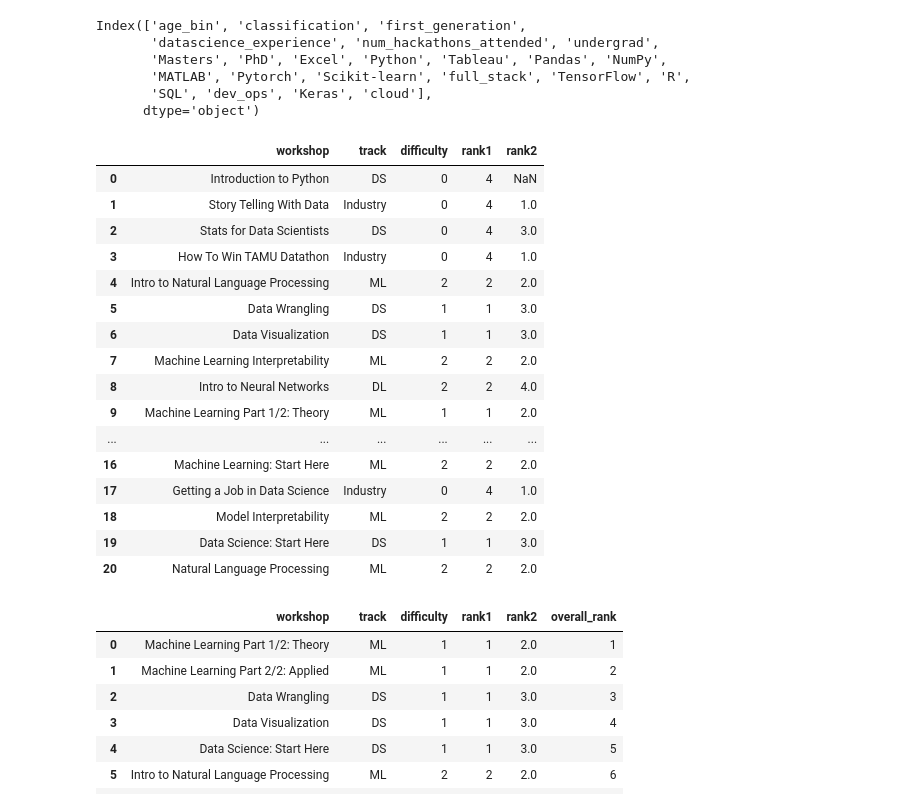
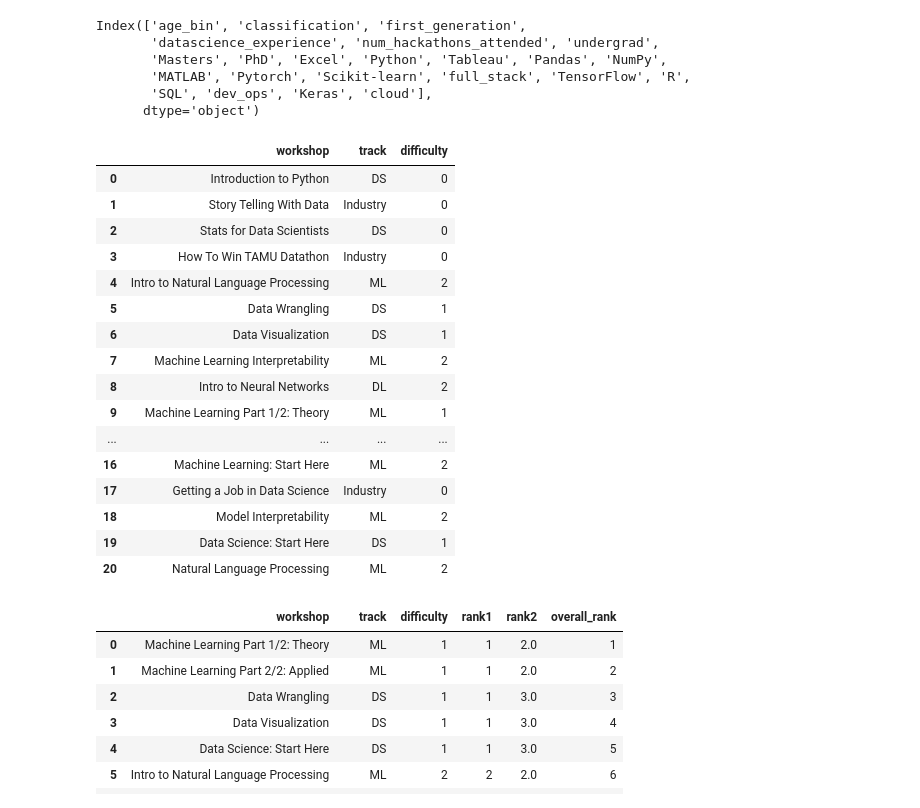
Before and after one commit to archd3sai/TD-Challenges, a Jupyter notebook: for you/workshop recommendation.ipynb, the cells around one changed output. Drawn from its saved outputs; the diff is of its cells as text; code cells hidden in the pictures.

```diff
--- a/for you/workshop recommendation.ipynb
+++ b/for you/workshop recommendation.ipynb
@@ -333,28 +333,28 @@ Index(['age_bin', 'classification', 'first_generation',
        'SQL', 'dev_ops', 'Keras', 'cloud'],
       dtype='object')
 # %%
-workshops = workshops.drop_duplicates('workshop', keep='first')
-workshops.track[workshops.track == 'CS'] = 'DS'
-workshops = workshops.drop(['event', 'tags', 'description'], axis = 1)
-workshops
+workshop_list = workshops.drop_duplicates('workshop', keep='first')
+workshop_list.track[workshop_list.track == 'CS'] = 'DS'
+workshop_list = workshop_list.drop(['event', 'tags', 'description'], axis = 1)
+workshop_list
 # %% [output]
-|  | workshop | track | difficulty | rank1 | rank2 |
-| 0 | Introduction to Python | DS | 0 | 4 | NaN |
-| 1 | Story Telling With Data | Industry | 0 | 4 | 1.0 |
-| 2 | Stats for Data Scientists | DS | 0 | 4 | 3.0 |
-| 3 | How To Win TAMU Datathon | Industry | 0 | 4 | 1.0 |
-| 4 | Intro to Natural Language Processing | ML | 2 | 2 | 2.0 |
-| 5 | Data Wrangling | DS | 1 | 1 | 3.0 |
-| 6 | Data Visualization | DS | 1 | 1 | 3.0 |
-| 7 | Machine Learning Interpretability | ML | 2 | 2 | 2.0 |
-| 8 | Intro to Neural Networks | DL | 2 | 2 | 4.0 |
-| 9 | Machine Learning Part 1/2: Theory | ML | 1 | 1 | 2.0 |
-| ... | ... | ... | ... | ... | ... |
-| 16 | Machine Learning: Start Here | ML | 2 | 2 | 2.0 |
-| 17 | Getting a Job in Data Science | Industry | 0 | 4 | 1.0 |
-| 18 | Model Interpretability | ML | 2 | 2 | 2.0 |
-| 19 | Data Science: Start Here | DS | 1 | 1 | 3.0 |
-| 20 | Natural Language Processing | ML | 2 | 2 | 2.0 |
+|  | workshop | track | difficulty |
+| 0 | Introduction to Python | DS | 0 |
+| 1 | Story Telling With Data | Industry | 0 |
+| 2 | Stats for Data Scientists | DS | 0 |
+| 3 | How To Win TAMU Datathon | Industry | 0 |
+| 4 | Intro to Natural Language Processing | ML | 2 |
+| 5 | Data Wrangling | DS | 1 |
+| 6 | Data Visualization | DS | 1 |
+| 7 | Machine Learning Interpretability | ML | 2 |
+| 8 | Intro to Neural Networks | DL | 2 |
+| 9 | Machine Learning Part 1/2: Theory | ML | 1 |
+| ... | ... | ... | ... |
+| 16 | Machine Learning: Start Here | ML | 2 |
+| 17 | Getting a Job in Data Science | Industry | 0 |
+| 18 | Model Interpretability | ML | 2 |
+| 19 | Data Science: Start Here | DS | 1 |
+| 20 | Natural Language Processing | ML | 2 |
 # %%
 import pickle
 
```
Also changed, not shown: parts of 10 cells of this notebook.
